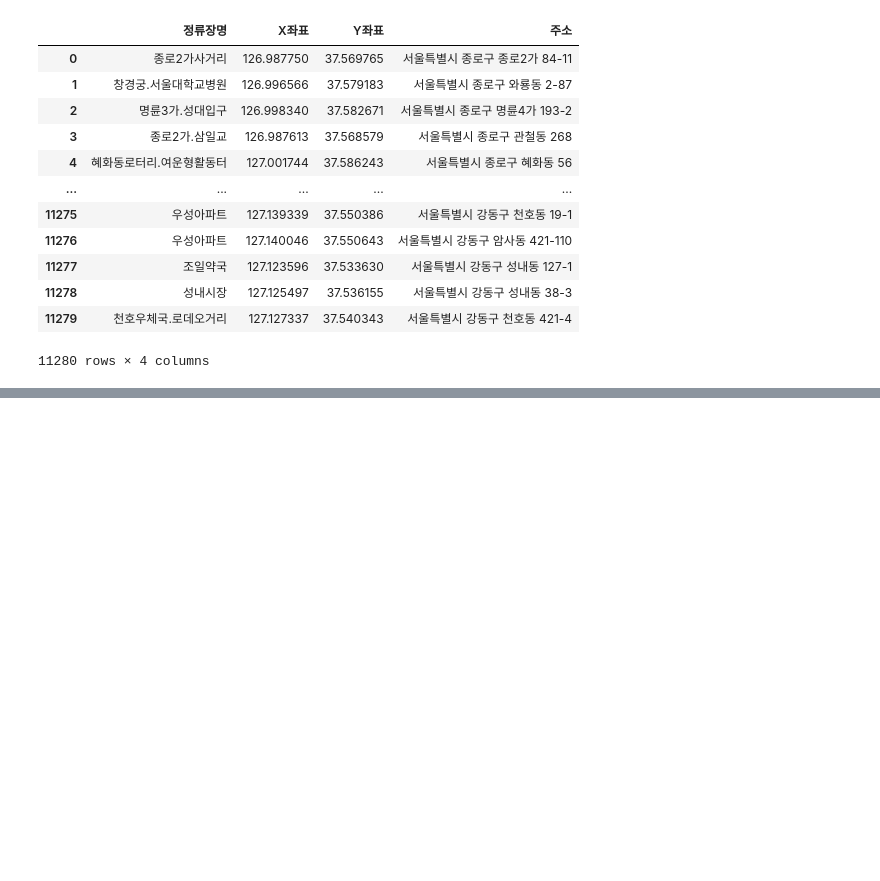
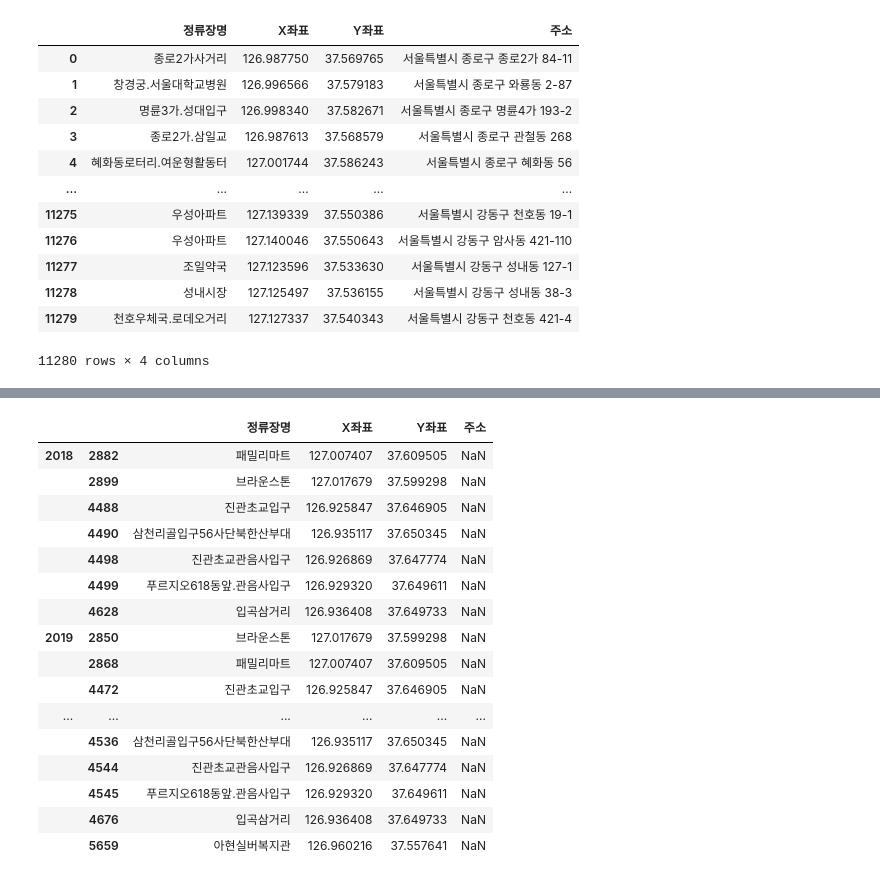
Before and after one commit to baekji919/AcornFinalProject, a Jupyter notebook: 4. 데이터 전처리 코드/버스좌표로주소구하기.ipynb, the cells around one changed output, grey strips where cells are left out. Drawn from its saved outputs; the diff is of its cells as text; code cells hidden in the pictures; blank space fills up the shorter version.

```diff
--- a/4. 데이터 전처리 코드/버스좌표로주소구하기.ipynb
+++ b/4. 데이터 전처리 코드/버스좌표로주소구하기.ipynb
@@ -26,7 +26,7 @@ df
 11280 rows × 3 columns
 # %%
 def get_addr(x, y):
-    get_code = requests.get('http://api.vworld.kr/req/address?service=address&request=getAddress&version=2.0&crs=epsg:4326&point='+x+','+y+'&format=json&type=both&zipcode=true&simple=false&key=9834BFA9-DBB5-342F-BCB9-6E68109DCA6C')
+    get_code = requests.get('http://api.vworld.kr/req/address?service=address&request=getAddress&version=2.0&crs=epsg:4326&point='+x+','+y+'&format=json&type=both&zipcode=true&simple=false&key=DF50E610-13D3-392C-99C6-D4A1E1DE8512')
     json_obj = get_code.json()
     if json_obj['response']['status'] == 'NOT_FOUND':
         result = "NaN"
@@ -118,0 +155,6 @@ data2020 = pd.concat([df3,data3], axis=1)
+# %%
+excdata2018 = data2019[data2019['주소']=="NaN"]
+
+excdata2019 = data2020[data2020['주소']=="NaN"]
+
+excdata2020 = data2018[data2018['주소']=="NaN"]
@@ -119 +194,22 @@ data2020 = pd.concat([df3,data3], axis=1)
+# %%
+excresult = pd.concat([excdata2018, excdata2019, excdata2020], keys=['2018','2019','2020'])
+excresult
+# %% [output]
+|  |  | 정류장명 | X좌표 | Y좌표 | 주소 |
+| 2018 | 2882 | 패밀리마트 | 127.007407 | 37.609505 | NaN |
+|  | 2899 | 브라운스톤 | 127.017679 | 37.599298 | NaN |
+|  | 4488 | 진관초교입구 | 126.925847 | 37.646905 | NaN |
+|  | 4490 | 삼천리골입구56사단북한산부대 | 126.935117 | 37.650345 | NaN |
+|  | 4498 | 진관초교관음사입구 | 126.926869 | 37.647774 | NaN |
+|  | 4499 | 푸르지오618동앞.관음사입구 | 126.929320 | 37.649611 | NaN |
+|  | 4628 | 입곡삼거리 | 126.936408 | 37.649733 | NaN |
+| 2019 | 2850 | 브라운스톤 | 127.017679 | 37.599298 | NaN |
+|  | 2868 | 패밀리마트 | 127.007407 | 37.609505 | NaN |
+|  | 4472 | 진관초교입구 | 126.925847 | 37.646905 | NaN |
+| ... | ... | ... | ... | ... | ... |
+|  | 4536 | 삼천리골입구56사단북한산부대 | 126.935117 | 37.650345 | NaN |
+|  | 4544 | 진관초교관음사입구 | 126.926869 | 37.647774 | NaN |
+|  | 4545 | 푸르지오618동앞.관음사입구 | 126.929320 | 37.649611 | NaN |
+|  | 4676 | 입곡삼거리 | 126.936408 | 37.649733 | NaN |
+|  | 5659 | 아현실버복지관 | 126.960216 | 37.557641 | NaN |
 # %%
```
Also changed, not shown: parts of 7 cells of this notebook.
